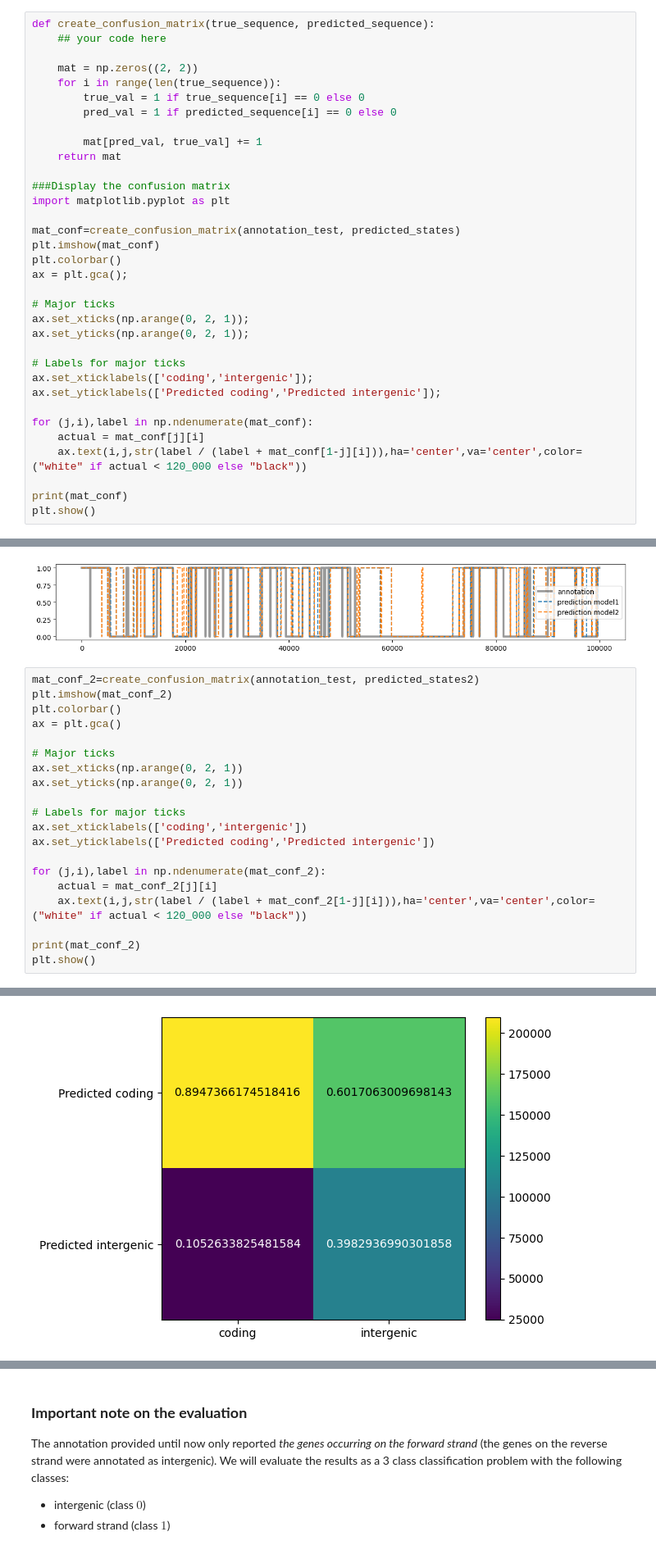
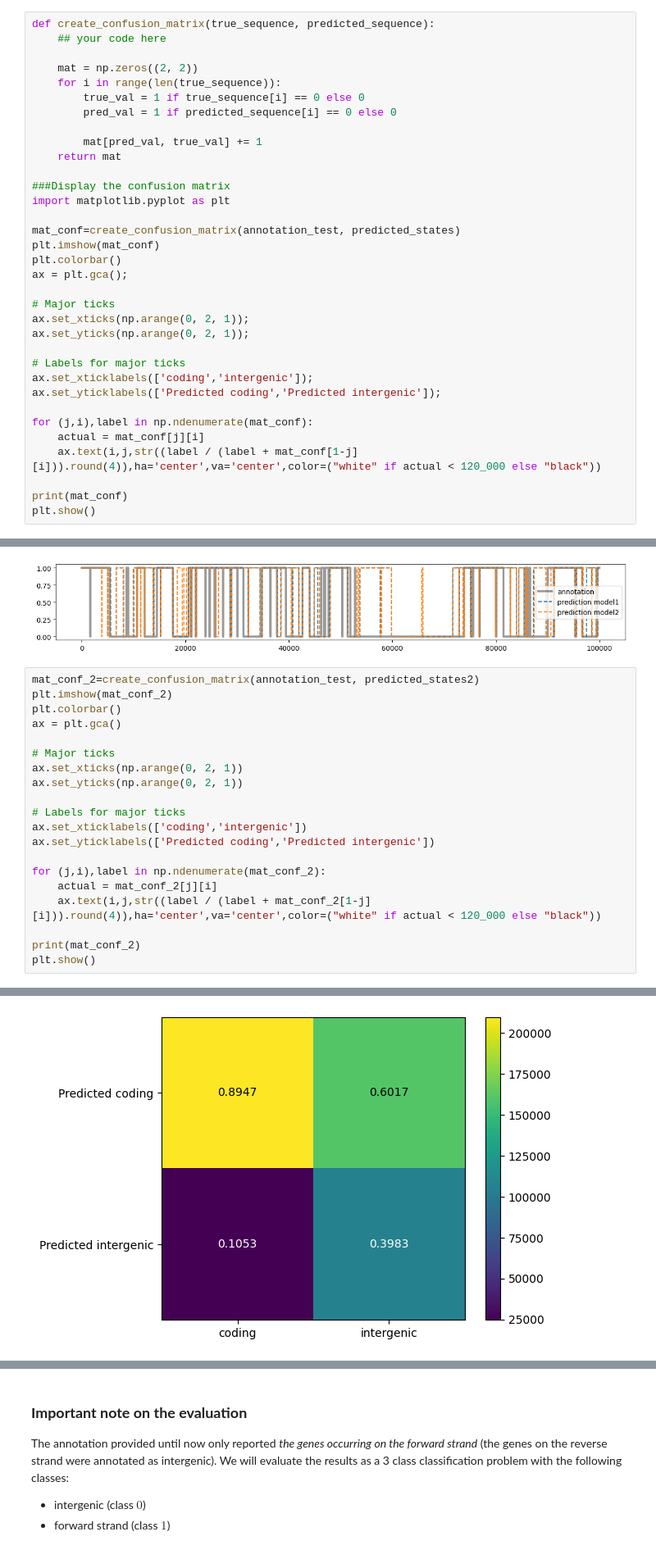
Before and after one commit to HendrikHigl/ma-cs-apml, a Jupyter notebook: GenePredictionProject/HMM_Gene_prediction.ipynb, the cells around one changed output, grey strips where cells are left out. Shown at 82% size. Cells and saved outputs as stored; diff of their text form.

```diff
--- a/GenePredictionProject/HMM_Gene_prediction.ipynb
+++ b/GenePredictionProject/HMM_Gene_prediction.ipynb
@@ -483,7 +483,7 @@ ax.set_yticklabels(['Predicted coding','Predicted intergenic']);
 
 for (j,i),label in np.ndenumerate(mat_conf):
     actual = mat_conf[j][i]
-    ax.text(i,j,str(label / (label + mat_conf[1-j][i])),ha='center',va='center',color=("white" if actual < 120_000 else "black"))
+    ax.text(i,j,str((label / (label + mat_conf[1-j][i])).round(4)),ha='center',va='center',color=("white" if actual < 120_000 else "black"))
 
 print(mat_conf)
 plt.show()
@@ -684,27 +684,27 @@ plt.show()
 # %%
 mat_conf_2=create_confusion_matrix(annotation_test, predicted_states2)
 plt.imshow(mat_conf_2)
 plt.colorbar()
 ax = plt.gca()
 
 # Major ticks
 ax.set_xticks(np.arange(0, 2, 1))
 ax.set_yticks(np.arange(0, 2, 1))
 
 # Labels for major ticks
 ax.set_xticklabels(['coding','intergenic'])
 ax.set_yticklabels(['Predicted coding','Predicted intergenic'])
 
 for (j,i),label in np.ndenumerate(mat_conf_2):
     actual = mat_conf_2[j][i]
-    ax.text(i,j,str(label / (label + mat_conf_2[1-j][i])),ha='center',va='center',color=("white" if actual < 120_000 else "black"))
+    ax.text(i,j,str((label / (label + mat_conf_2[1-j][i])).round(4)),ha='center',va='center',color=("white" if actual < 120_000 else "black"))
 
 print(mat_conf_2)
 plt.show()
 # %% [output]
 [[209618. 159886.]
  [ 24661. 105835.]]
-[figure, old version]
+[figure, new version]
 # %% [markdown]
 ## Question 7: Integrating reverse strand
 
```
Also changed, not shown: parts of 5 cells of this notebook.
